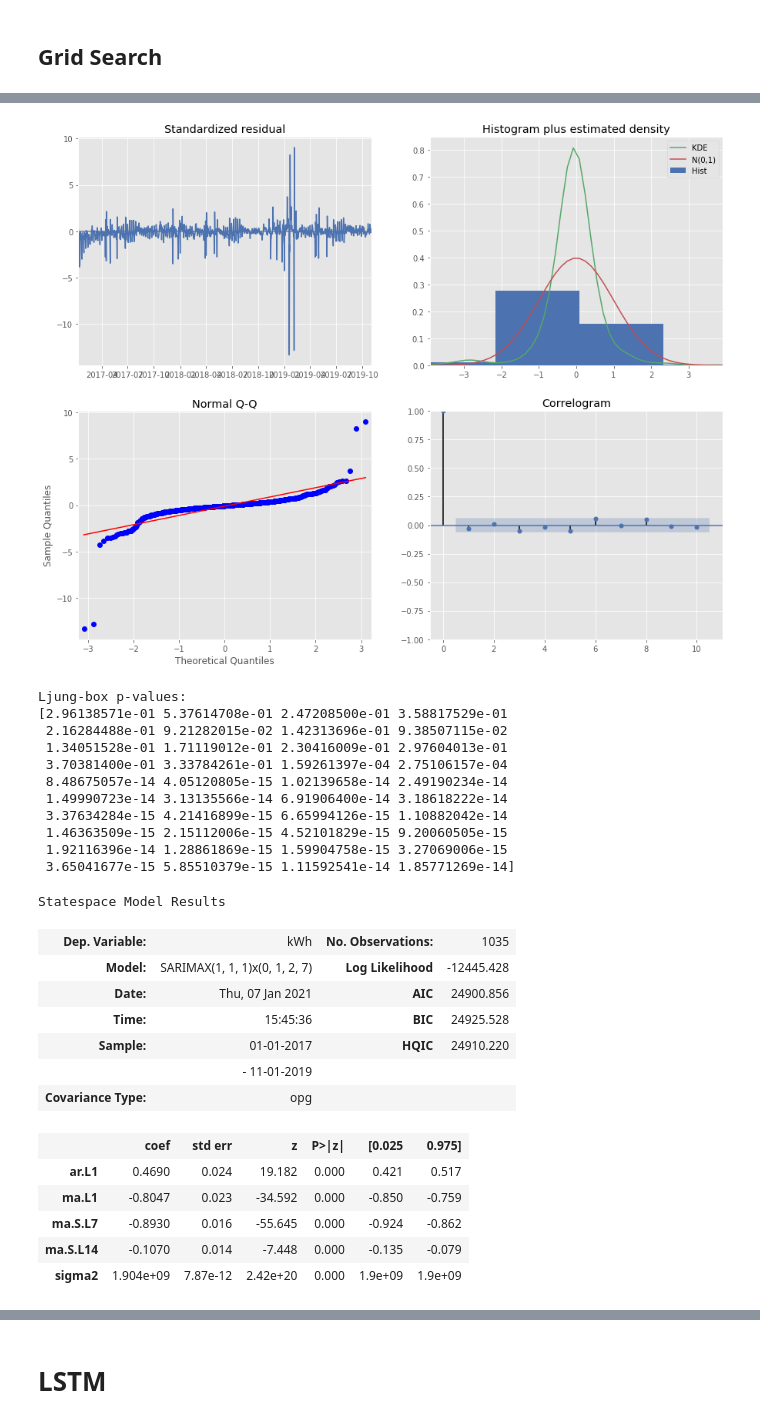
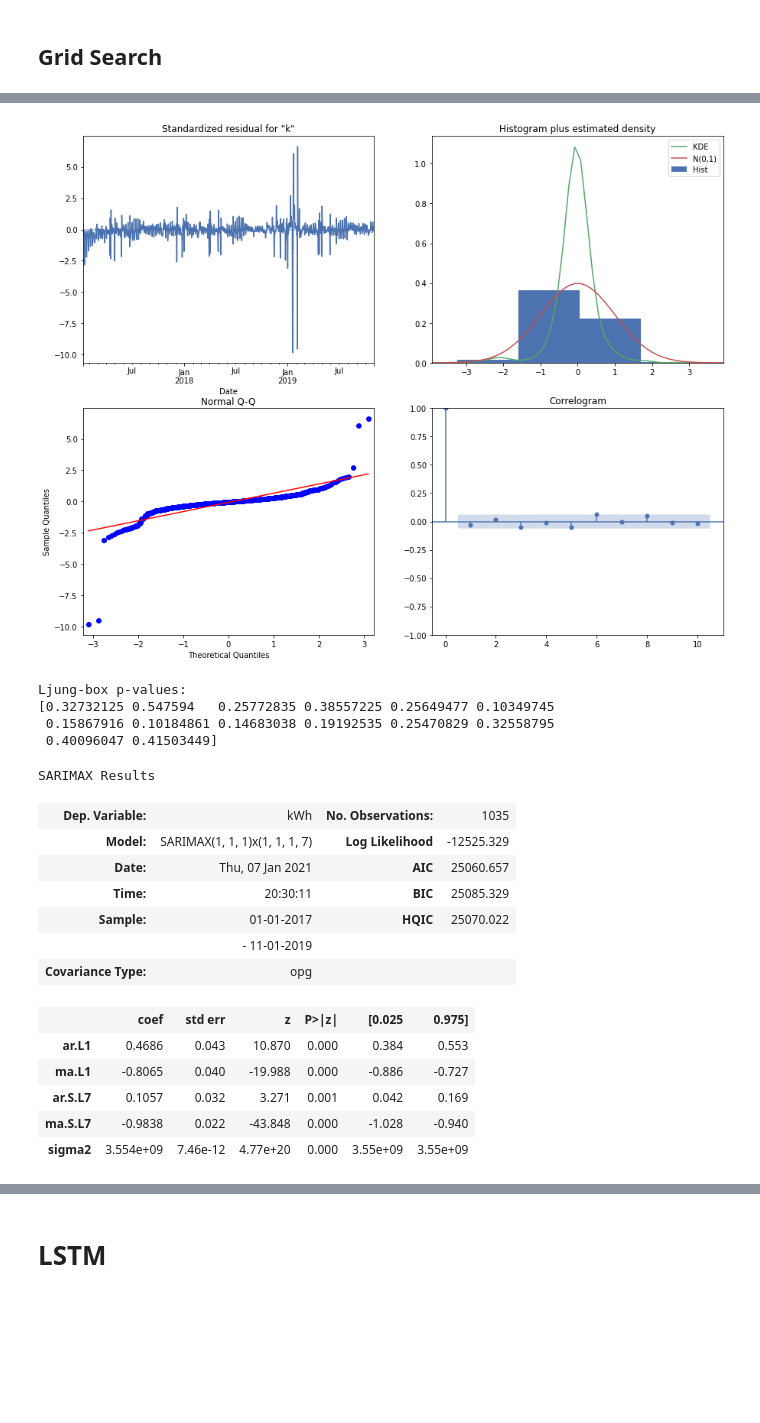
Before and after one commit to quan-possible/energy-demand-prediction, a Jupyter notebook: daily/modeling.ipynb, the cells around one changed output, grey strips where cells are left out. Saved outputs shown, nothing was run; the diff lists cells and outputs as text; code cells hidden in the pictures; blank space fills up the shorter version.

Commit message:
Finished building the SARIMA model.

```diff
--- a/daily/modeling.ipynb
+++ b/daily/modeling.ipynb
@@ -159,4 +160,20 @@ legend = ax.legend(["Observed", "Forecast"])
 [figure]
 # %% [markdown]
 ## Grid Search
+# %%
+def sarimax(ts,all_param):
+    results = []
+    for param in all_param:
+        try:
+            mod = SARIMAX(ts,
+                          order=param[0],
+                          seasonal_order=param[1])
+            res = mod.fit()
+            results.append((res,res.aic,param))
+            print('Tried out SARIMA{}x{}7 - AIC:{}'.format(param[0], param[1], res.aic))
+        except Exception as e:
+            print(e)
+            continue
+
+    return results
 # %%
@@ -207,0 +209,3 @@ print(f'Finished in {finish-start} second(s)')
+# %%
+all_res.sort(key=lambda x: x[1])
+all_res[:5]
@@ -208,33 +228,27 @@ print(f'Finished in {finish-start} second(s)')
 # %%
-results.plot_diagnostics(figsize=(15, 12))
+res = all_res[1][0]
+res.plot_diagnostics(figsize=(15, 12))
 
 plt.show()
-print("Ljung-box p-values:\n" + str(results.test_serial_correlation(method='ljungbox')[0][1]))
-results.summary()
+print("Ljung-box p-values:\n" + str(res.test_serial_correlation(method='ljungbox')[0][1]))
+res.summary()
 # %% [output]
-[figure, old version]
+[figure, new version]
 Ljung-box p-values:
-[2.96138571e-01 5.37614708e-01 2.47208500e-01 3.58817529e-01
- 2.16284488e-01 9.21282015e-02 1.42313696e-01 9.38507115e-02
- 1.34051528e-01 1.71119012e-01 2.30416009e-01 2.97604013e-01
- 3.70381400e-01 3.33784261e-01 1.59261397e-04 2.75106157e-04
- 8.48675057e-14 4.05120805e-15 1.02139658e-14 2.49190234e-14
- 1.49990723e-14 3.13135566e-14 6.91906400e-14 3.18618222e-14
- 3.37634284e-15 4.21416899e-15 6.65994126e-15 1.10882042e-14
- 1.46363509e-15 2.15112006e-15 4.52101829e-15 9.20060505e-15
- 1.92116396e-14 1.28861869e-15 1.59904758e-15 3.27069006e-15
- 3.65041677e-15 5.85510379e-15 1.11592541e-14 1.85771269e-14]
+[0.32732125 0.547594   0.25772835 0.38557225 0.25649477 0.10349745
+ 0.15867916 0.10184861 0.14683038 0.19192535 0.25470829 0.32558795
+ 0.40096047 0.41503449]
-Statespace Model Results
+SARIMAX Results
 | Dep. Variable: | kWh | No. Observations: | 1035 |
-| Model: | SARIMAX(1, 1, 1)x(0, 1, 2, 7) | Log Likelihood | -12445.428 |
-| Date: | Thu, 07 Jan 2021 | AIC | 24900.856 |
-| Time: | 15:45:36 | BIC | 24925.528 |
-| Sample: | 01-01-2017 | HQIC | 24910.220 |
+| Model: | SARIMAX(1, 1, 1)x(1, 1, 1, 7) | Log Likelihood | -12525.329 |
+| Date: | Thu, 07 Jan 2021 | AIC | 25060.657 |
+| Time: | 20:30:11 | BIC | 25085.329 |
+| Sample: | 01-01-2017 | HQIC | 25070.022 |
 |  | - 11-01-2019 |  |  |
 | Covariance Type: | opg |  |  |
 |  | coef | std err | z | P>|z| | [0.025 | 0.975] |
-| ar.L1 | 0.4690 | 0.024 | 19.182 | 0.000 | 0.421 | 0.517 |
-| ma.L1 | -0.8047 | 0.023 | -34.592 | 0.000 | -0.850 | -0.759 |
-| ma.S.L7 | -0.8930 | 0.016 | -55.645 | 0.000 | -0.924 | -0.862 |
-| ma.S.L14 | -0.1070 | 0.014 | -7.448 | 0.000 | -0.135 | -0.079 |
-| sigma2 | 1.904e+09 | 7.87e-12 | 2.42e+20 | 0.000 | 1.9e+09 | 1.9e+09 |
+| ar.L1 | 0.4686 | 0.043 | 10.870 | 0.000 | 0.384 | 0.553 |
+| ma.L1 | -0.8065 | 0.040 | -19.988 | 0.000 | -0.886 | -0.727 |
+| ar.S.L7 | 0.1057 | 0.032 | 3.271 | 0.001 | 0.042 | 0.169 |
+| ma.S.L7 | -0.9838 | 0.022 | -43.848 | 0.000 | -1.028 | -0.940 |
+| sigma2 | 3.554e+09 | 7.46e-12 | 4.77e+20 | 0.000 | 3.55e+09 | 3.55e+09 |
```
Also changed, not shown: parts of 9 cells of this notebook, 1 other file.
